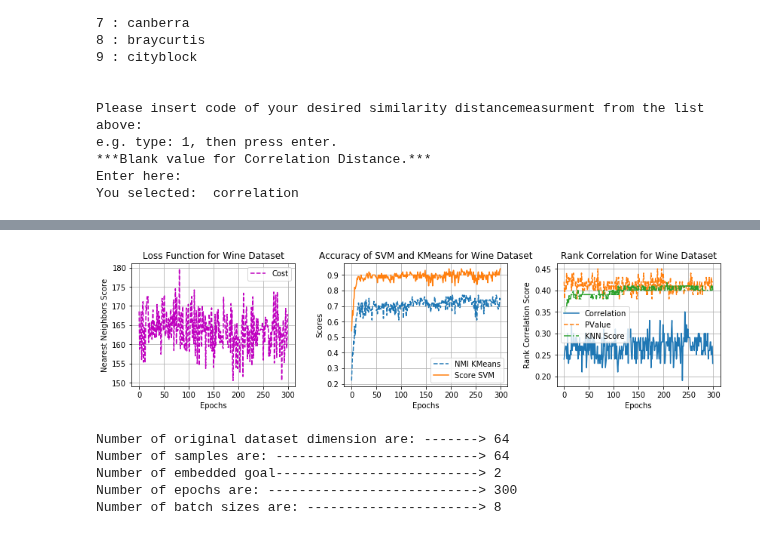
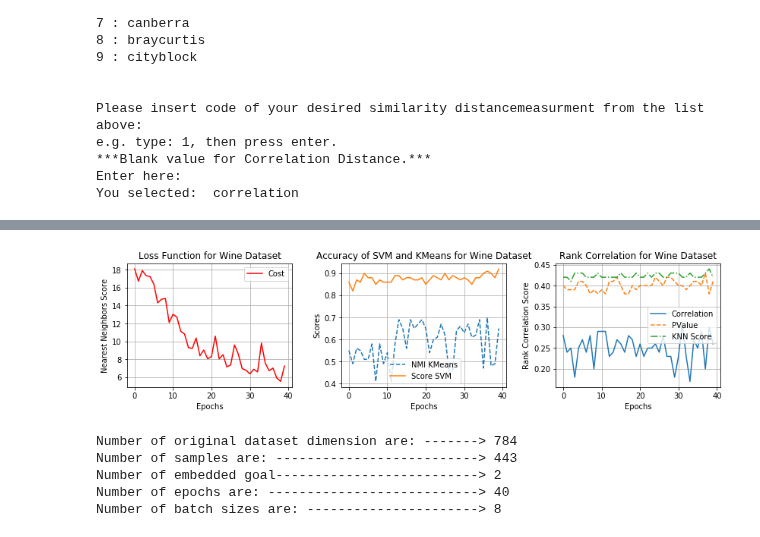
Before and after one commit to saman-nia/Deep-Learning-for-Dimensionality-Reduction, a Jupyter notebook: Image Dimensionality Reduction/Comparing_with_digits.ipynb, the cells around one changed output, grey strips where cells are left out. Cells and saved outputs as stored; diff of their text form; code cells hidden in the pictures.

```diff
--- a/Image Dimensionality Reduction/Comparing_with_digits.ipynb
+++ b/Image Dimensionality Reduction/Comparing_with_digits.ipynb
@@ -44,21 +47,20 @@ Version of Tensorflow:  2.0.0-alpha0
 # Compute pairwise distances between observations in n-dimensional space.
 class Similarity_Graph:
   def get_matrix(self, data, similar_method):
-    #X = preprocessing.normalize(data, norm='l2', axis=1)
-    #X = squareform(pdist(data, str(similar_method)))
-    return data
+    X = preprocessing.normalize(data, norm='l2', axis=0)
+    X = squareform(pdist(X, str(similar_method)))
+    return X
 # %%
 class Similarity_Dataset_Iterator():
   def __init__(self, data, labels, similarity, similarity_method):
     self.data = data
     self.labels = labels
     self.similarity_method = similarity_method
-    self.matrix = Similarity_Graph.get_matrix(self, data=self.data,
-                                              similar_method=self.similarity_method)
-    self.data_size = self.matrix.shape[1]
+    self.matrix = Similarity_Graph.get_matrix(self, data=self.data, similar_method=self.similarity_method)
+    self.data_size = self.matrix.shape[0]
     self.current_index = 0
   def next_batch(self, num):
-    data=self.matrix
+    data=self.matrix.transpose()
     labels=self.labels
     idx = numpy.arange(0, len(data))
     numpy.random.shuffle(idx)
@@ -67,14 +69,25 @@ class Similarity_Dataset_Iterator():
     labels_shuffle = [labels[ i] for i in idx]
     return data_shuffle, labels_shuffle
   def whole_dataset(self):
-    return (self.matrix, self.labels)
+    return (self.matrix.transpose(), self.labels)
 # %%
 def read_data(similarity, similarity_method):
-  data = datasets.load_digits(n_class=4)
-  X = data.data
-  y = data.target
-  list_target_name = list(data.target_names)
-  X_train, X_test, y_train, y_test = train_test_split(X, y, test_size=0.2, random_state=42)
+  data = pandas.read_csv(url_data)
+  data = data.sample(n=2000, replace=True)
+  data_array = numpy.array(data)
+  data_list = []
+  label_list = []
+  for i in range(3):
+    for j in range(len(data_array)):
+      if data_array[j][0] == i:
+        data_list.append(data_array[j][1:])
+        label_list.append(data_array[j][0])
+  data_list = numpy.array(data_list)
+  label_list = numpy.array(label_list)
+  X = data_list.copy()
+  y = label_list.copy()
+  list_target_name = list(numpy.unique(y))
+  X_train, X_test, y_train, y_test = train_test_split(X, y, test_size=0.3, random_state=42)
   Similarity_X = Similarity_Dataset_Iterator(X_train, y_train, similarity, similarity_method)
   return (X_train, y_train, X_test, y_test, list_target_name, Similarity_X)
 # %%
@@ -343,9 +356,9 @@ n_layers = (value_hl + 2) #------------------------ Number of Layers.
 beta1 = 0.9 #-------------------------------------- Decay rate 1.
 beta2 = 0.99 #------------------------------------- Decay rate 2
 learning_rate = 0.001 #---------------------------- Learning rate.
-n_batch = 8  #------------------------------ Number of selection data in per step.
-epochs = 300 # ------------------------------ Number of Epochs.
-n_interior = n_input // n_batch
+n_batch = 8  #------------------------------------ Number of selection data in per step.
+epochs = 40 # ------------------------------------- Number of Epochs.
+n_interior = n_input // n_batch #------------------
 # %%
 print('Number of Samples are: -------------------------->',n_input)
 print('Number of Embedded Goal-------------------------->',n_code)
@@ -418,39 +439,39 @@ xi = [i for i in range(0, len(steps))]
 plt.figure(figsize=(14,3))
 plt.subplots_adjust(wspace=0.3, hspace=0.3)
 plt.subplot(1,3,1)
-plt.plot(loss_cost, color='m', linestyle='--', label = 'Cost')
+plt.plot(loss_cost, color='r', label = 'Cost')
 plt.xlabel('Epochs'),plt.ylabel('Nearest Neighbors Score')
 plt.title('Loss Function for Wine Dataset')
 plt.grid()
 plt.legend()
 plt.subplot(1,3,2)
 plt.plot(NMI_step, linestyle='--',  label = 'NMI KMeans')
 plt.plot(score_svm, linestyle='-', label = 'Score SVM')
 plt.xlabel('Epochs'),plt.ylabel('Scores')
 plt.title('Accuracy of SVM and KMeans for Wine Dataset')
 plt.grid()
 plt.legend()
 plt.subplot(1,3,3)
 plt.plot(list_rhos, linestyle='-', label ='Correlation')
 plt.plot(list_pvals, linestyle='--', label ='PValue')
 plt.plot(l_mean, linestyle='-.', label ='KNN Score')
 plt.xlabel('Epochs'),plt.ylabel('Rank Correlation Score')
 plt.title('Rank Correlation for Wine Dataset')
 plt.grid()
 plt.legend()
 plt.show()
 
 print('\nNumber of original dataset dimension are: ------->',X_train.shape[1])
 print('Number of samples are: -------------------------->',n_input)
 print('Number of embedded goal-------------------------->',n_code)
 print('Number of epochs are: --------------------------->',epochs)
 print('Number of batch sizes are: ---------------------->',n_batch)
 # %% [output]
-[figure, old version]
+[figure, new version]
-Number of original dataset dimension are: -------> 64
-Number of samples are: --------------------------> 64
+Number of original dataset dimension are: -------> 784
+Number of samples are: --------------------------> 443
 Number of embedded goal--------------------------> 2
-Number of epochs are: ---------------------------> 300
+Number of epochs are: ---------------------------> 40
 Number of batch sizes are: ----------------------> 8
 # %%
 sorted_color = ['r','k', 'g', 'b','m','c','pink','aqua', 'y','coral']
```
Also changed, not shown: parts of 13 cells of this notebook.
